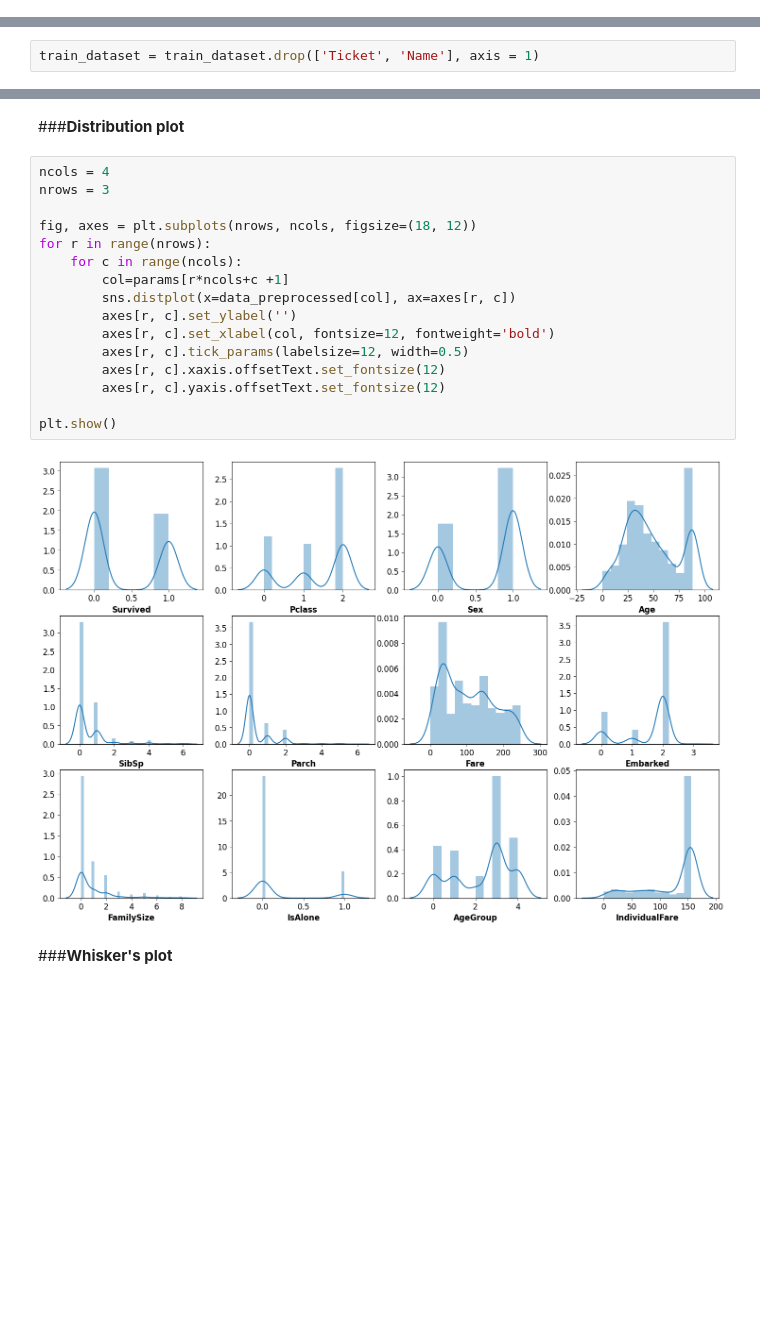
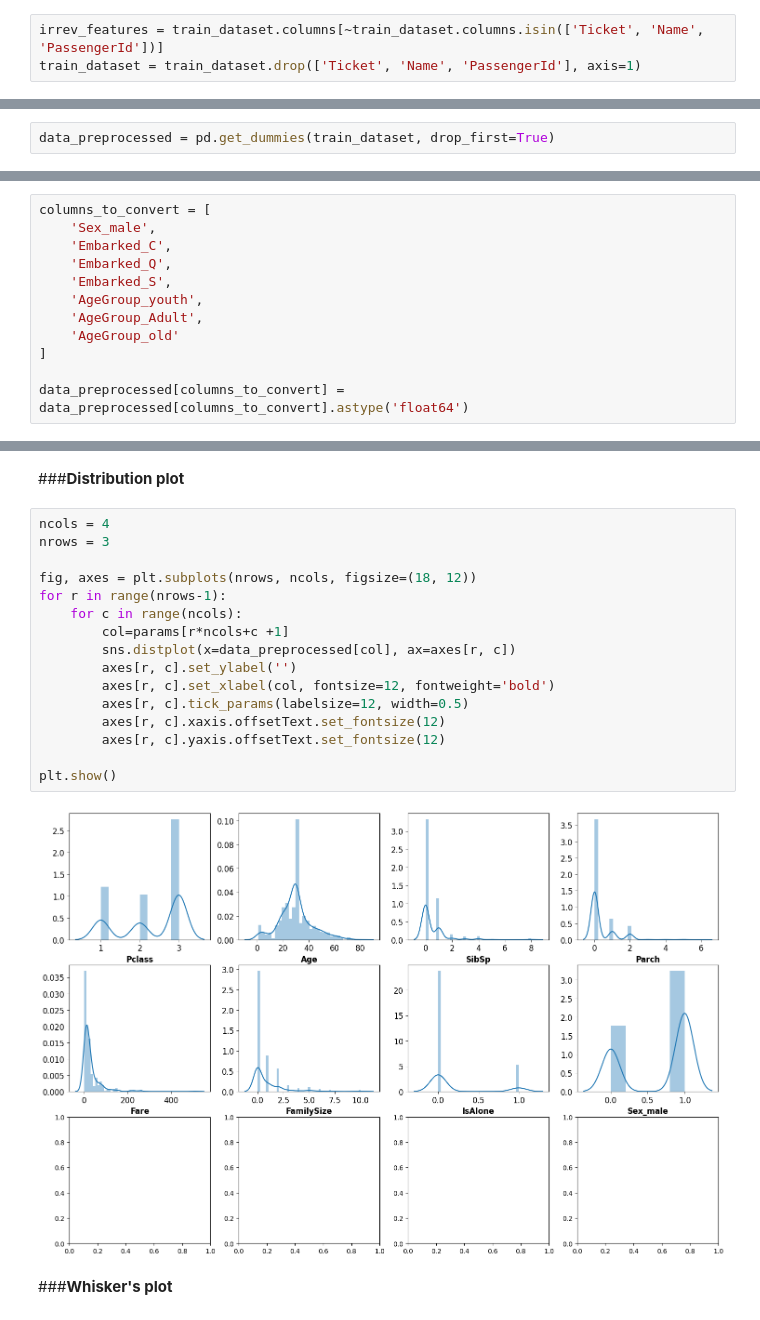
Before and after one commit to RaveEx12/InternCareer, a Jupyter notebook: titanic/Titanic_classification.ipynb, the cells around one changed output, grey strips where cells are left out. Drawn from its saved outputs; the diff is of its cells as text; blank space fills up the shorter version.

```diff
--- a/titanic/Titanic_classification.ipynb
+++ b/titanic/Titanic_classification.ipynb
@@ -207,3 +220,6 @@ train_dataset['IndividualFare'] = train_dataset['Fare'] / train_dataset['FamilyS
+# %%
+irrev_features = train_dataset.columns[~train_dataset.columns.isin(['Ticket', 'Name', 'PassengerId'])]
+train_dataset = train_dataset.drop(['Ticket', 'Name', 'PassengerId'], axis=1)
 # %%
 train_dataset.columns
 # %% [output]
@@ -216,2 +228,0 @@ Index(['PassengerId', 'Survived', 'Pclass', 'Name', 'Sex', 'Age', 'SibSp',
-# %%
-train_dataset = train_dataset.drop(['Ticket', 'Name'], axis = 1)
@@ -235,0 +229,2 @@ print(data_preprocessed.head())
+# %%
+data_preprocessed = pd.get_dummies(train_dataset, drop_first=True)
@@ -244,3 +314,15 @@ Index(['PassengerId', 'Survived', 'Pclass', 'Sex', 'Age', 'SibSp', 'Parch',
+# %%
+columns_to_convert = [
+    'Sex_male',
+    'Embarked_C',
+    'Embarked_Q',
+    'Embarked_S',
+    'AgeGroup_youth',
+    'AgeGroup_Adult',
+    'AgeGroup_old'
+]
+
+data_preprocessed[columns_to_convert] = data_preprocessed[columns_to_convert].astype('float64')
 # %%
 #covering cleaned data to CSV
 data_preprocessed.to_csv('TitanicDataPreprocessed')
@@ -249,21 +331,21 @@ data_preprocessed.to_csv('TitanicDataPreprocessed')
 # %%
 ncols = 4
 nrows = 3
 
 fig, axes = plt.subplots(nrows, ncols, figsize=(18, 12))
-for r in range(nrows):
+for r in range(nrows-1):
     for c in range(ncols):
         col=params[r*ncols+c +1]
         sns.distplot(x=data_preprocessed[col], ax=axes[r, c])
         axes[r, c].set_ylabel('')
         axes[r, c].set_xlabel(col, fontsize=12, fontweight='bold')
         axes[r, c].tick_params(labelsize=12, width=0.5)
         axes[r, c].xaxis.offsetText.set_fontsize(12)
         axes[r, c].yaxis.offsetText.set_fontsize(12)
 
 plt.show()
 # %% [output]
-[figure, old version]
+[figure, new version]
 # %% [markdown]
 ###**Whisker's plot**
 # %%
```
Also changed, not shown: parts of 38 cells of this notebook.
